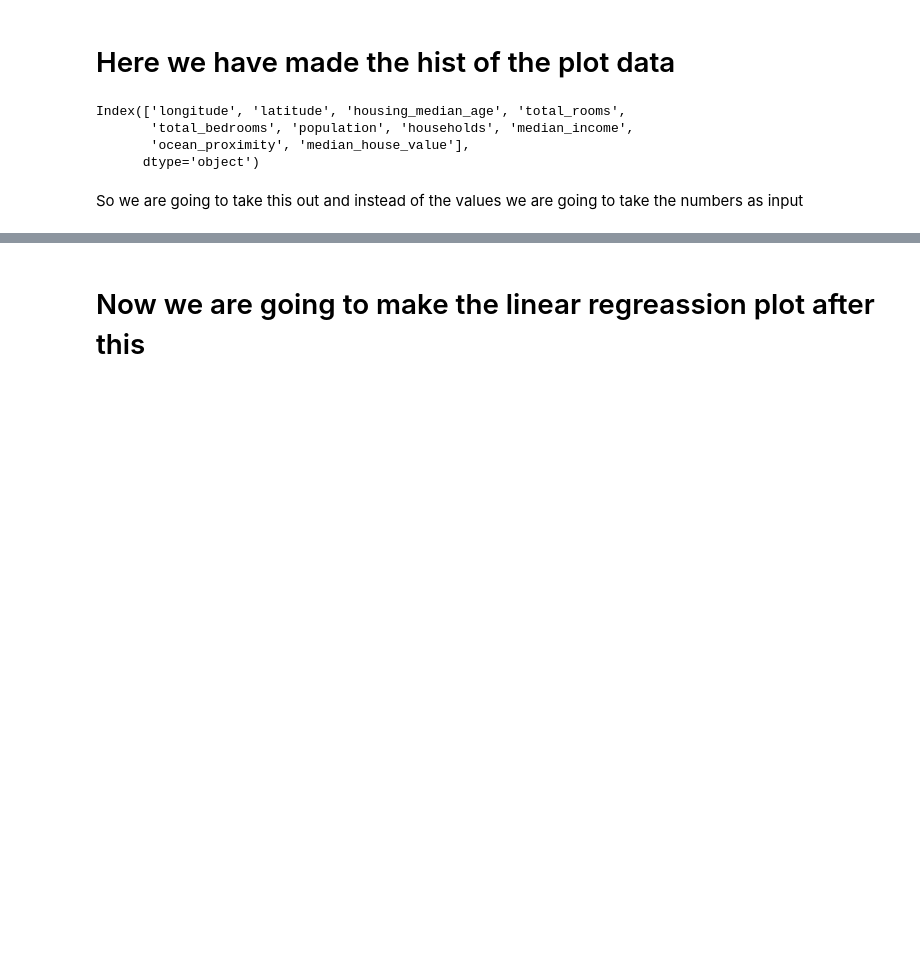
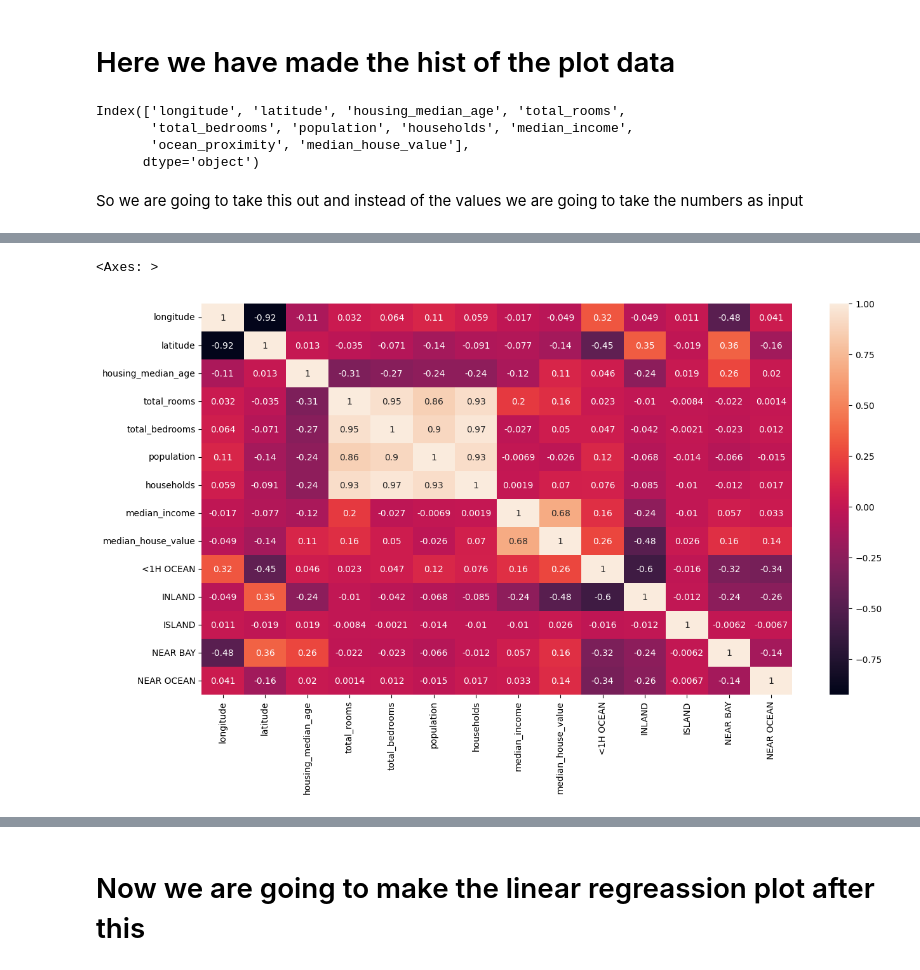
Before and after one commit to Akshitwadhwa/linear-regression-model, a Jupyter notebook: training.ipynb, the cells around one changed output, grey strips where cells are left out. Saved outputs shown, nothing was run; the diff lists cells and outputs as text; code cells hidden in the pictures; blank space fills up the shorter version.

```diff
--- a/training.ipynb
+++ b/training.ipynb
@@ -157,0 +137,2 @@ using p
+# %%
+trained_data = trained_data.join(pd.get_dummies(trained_data.ocean_proximity).astype(int)).drop(['ocean_proximity'], axis = 1)
@@ -157,0 +157,8 @@ using p
+# %%
+# creating a heatmap for the newly trained tata
+plt.figure(figsize=(15 ,8))
+sns.heatmap(trained_data.corr() , annot= True)
+# from here we can see the correlation of the house values in the various parts.
+# %% [output]
+<Axes: >
+[figure, added]
```
Also changed, not shown: parts of 17 cells of this notebook, 2 other files.
